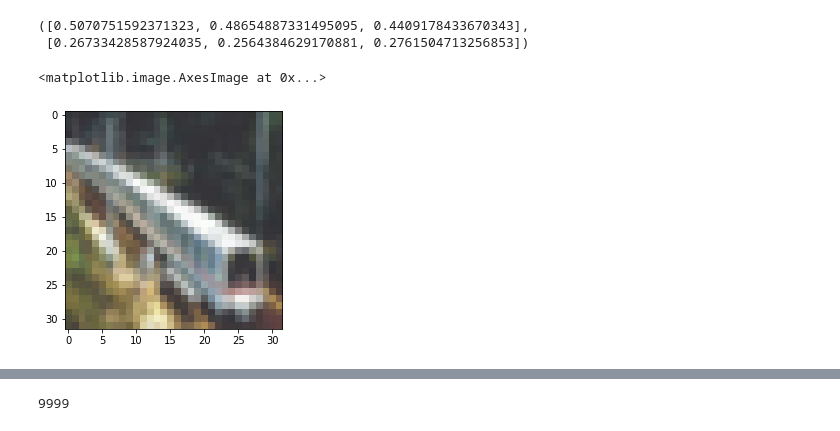
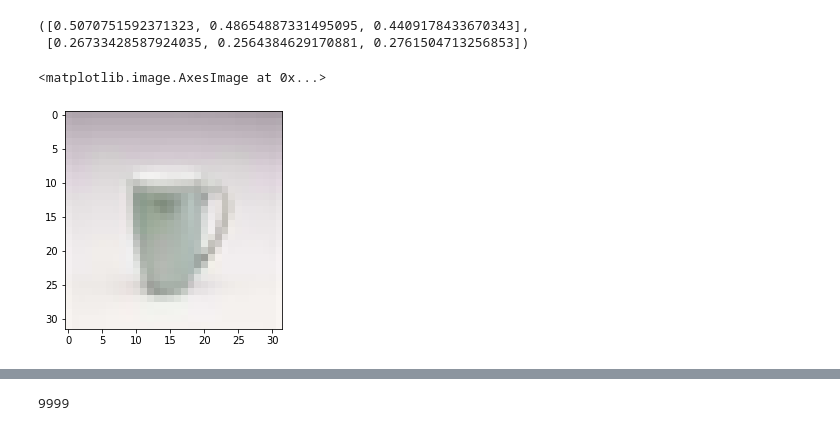
Before and after one commit to divyanshj16/micronet, a Jupyter notebook: 01-cifar100-DataPrep.ipynb, the cells around one changed output, grey strips where cells are left out. Saved outputs shown, nothing was run; the diff lists cells and outputs as text; code cells hidden in the pictures.

```diff
--- a/01-cifar100-DataPrep.ipynb
+++ b/01-cifar100-DataPrep.ipynb
@@ -43,10 +87,10 @@ list(mean), list(std)
 ([0.5070751592371323, 0.48654887331495095, 0.4409178433670343],
  [0.26733428587924035, 0.2564384629170881, 0.2761504713256853])
 # %%
-plt.imshow(xx[6].transpose(1, 2, 0))
+plt.imshow(xx[7].transpose(1, 2, 0))
 # %% [output]
 <matplotlib.image.AxesImage at 0x...>
-[figure, old version]
+[figure, new version]
 # %%
 def convert_to_folder_format(data, split):
     folder = path / split
```
Also changed, not shown: parts of 7 cells of this notebook, 4 other files.
